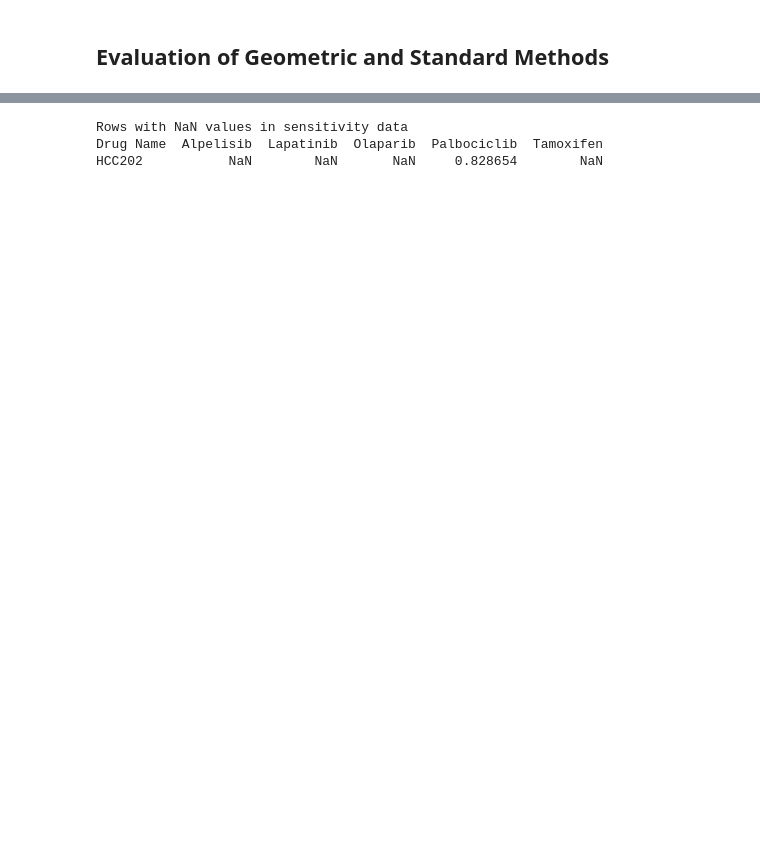
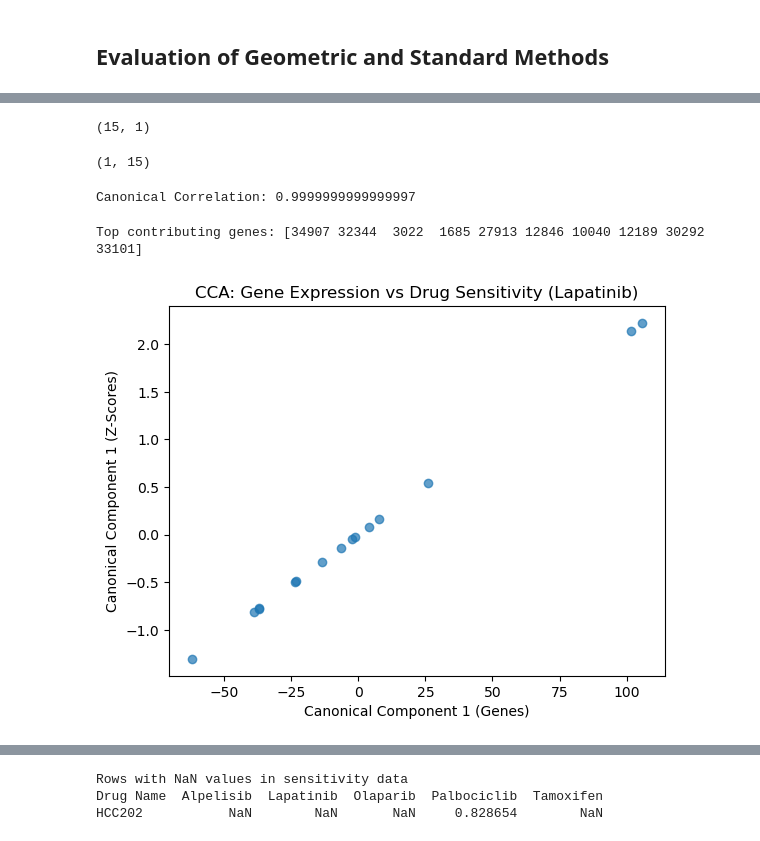
Before and after one commit to anacarsi/ss24_CCA_Reduced_Rank, a Jupyter notebook: src/evaluate.ipynb, the cells around one changed output, grey strips where cells are left out. Cells and saved outputs as stored; diff of their text form; code cells hidden in the pictures; blank space fills up the shorter version.

```diff
--- a/src/evaluate.ipynb
+++ b/src/evaluate.ipynb
@@ -10 +75,40 @@ Wrote to file
+# %%
+# Make our Y matrix for CCA be the Z scores for Lapatinib
+Y = lapatinib.iloc[:, 1:] # For CCA we only need the Z scores
+Y.shape
+# %% [output]
+(15, 1)
+# %%
+X = ccaman.genes_to_cellline.T  # Shape becomes (15 cell lines x 36953 genes)
+# %% [output]
+(1, 15)
+# %%
+scaler_X = StandardScaler()
+scaler_Y = StandardScaler()
+
+X_scaled = scaler_X.fit_transform(X)  # Standardize gene expression
+Y_scaled = scaler_Y.fit_transform(Y)  # Standardize Z-scores
+# %%
+cca = CCA(n_components=1)  # We only need the first component for analysis
+cca.fit(X_scaled, Y_scaled)
+
+X_c, Y_c = cca.transform(X_scaled, Y_scaled)  # Canonical components
+correlation = np.corrcoef(X_c.T, Y_c.T)[0, 1]
+print(f"Canonical Correlation: {correlation}")
+# %% [output]
+Canonical Correlation: 0.9999999999999997
+# %%
+gene_weights = cca.x_weights_[:, 0]  # Weights of genes in the first component
+important_genes = np.argsort(np.abs(gene_weights))[::-1][:10]  # Top 10 genes
+print("Top contributing genes:", important_genes)
+# %% [output]
+Top contributing genes: [34907 32344  3022  1685 27913 12846 10040 12189 30292 33101]
+# %%
+plt.scatter(X_c, Y_c, alpha=0.7)
+plt.xlabel("Canonical Component 1 (Genes)")
+plt.ylabel("Canonical Component 1 (Z-Scores)")
+plt.title("CCA: Gene Expression vs Drug Sensitivity (Lapatinib)")
+plt.show()
+# %% [output]
+[figure, added]
 # %%
```
Also changed, not shown: parts of 10 cells of this notebook, 2 other files.
